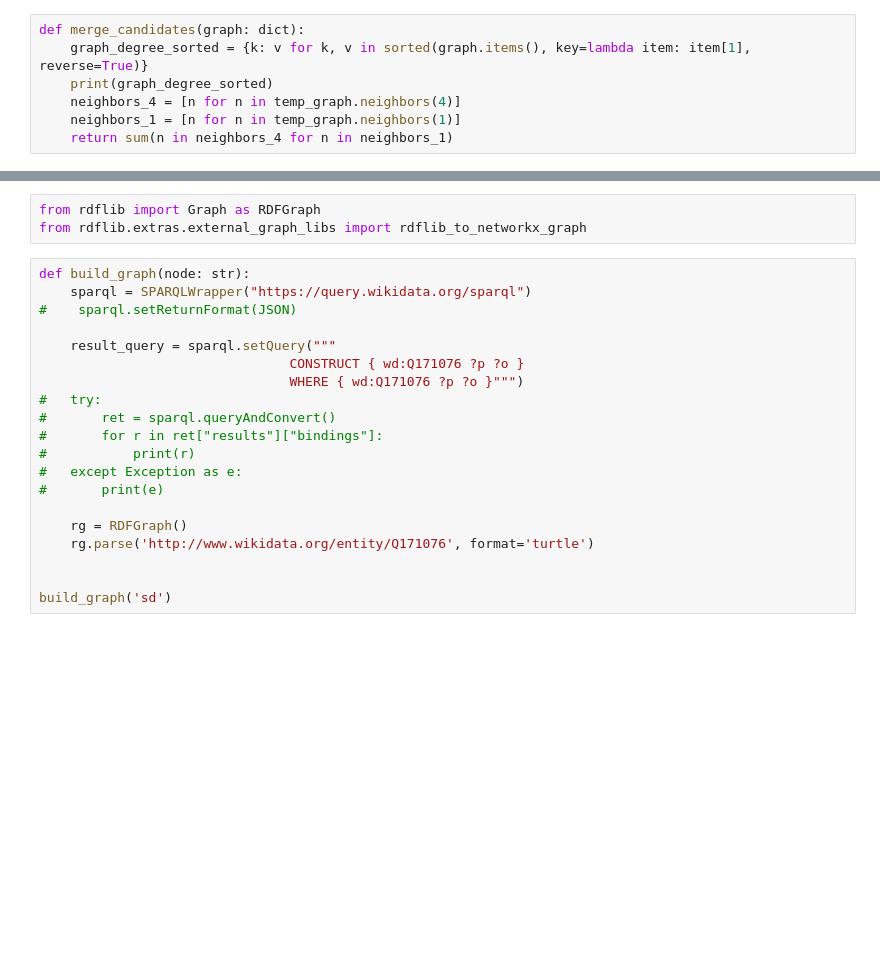
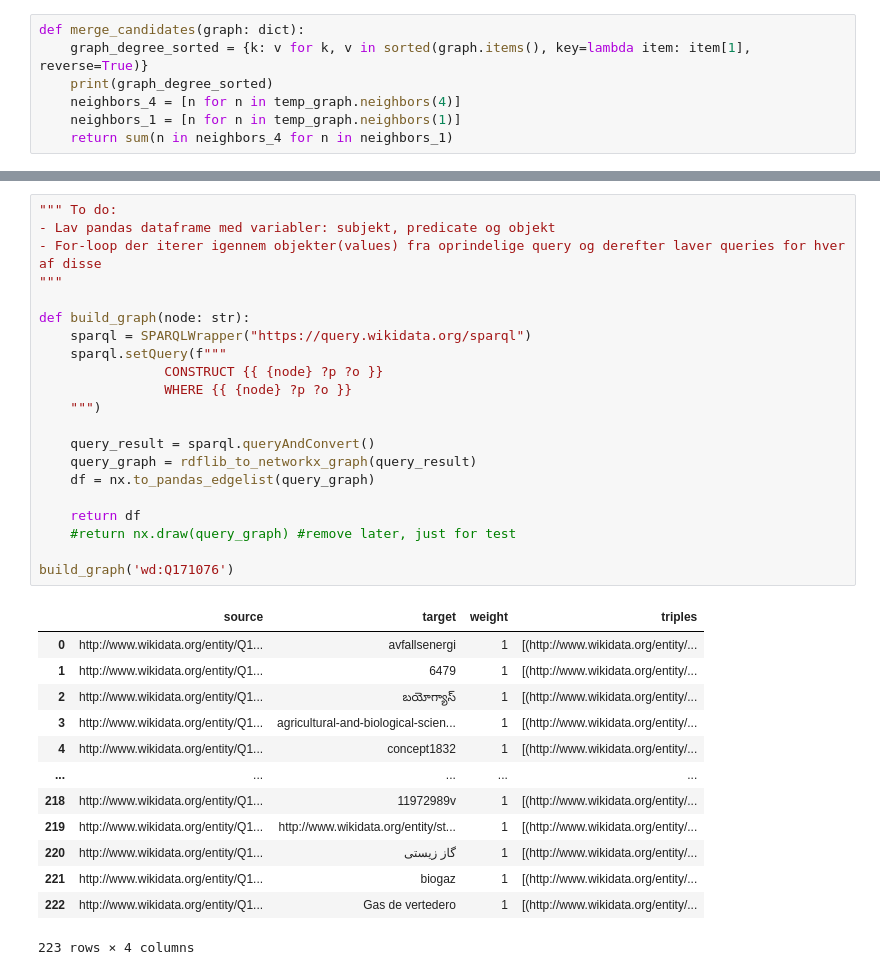
Before and after one commit to kent1325/p4-merging-graph-nodes, a Jupyter notebook: init_code/query_wikidata_notebook.ipynb, the cells around one changed output, grey strips where cells are left out. Cells and saved outputs as stored; diff of their text form; blank space fills up the shorter version.

Commit message:
build graph function update(not done)

```diff
--- a/init_code/query_wikidata_notebook.ipynb
+++ b/init_code/query_wikidata_notebook.ipynb
@@ -71,23 +42,35 @@ bindings  NaN  [{'o': {'datatype': 'http://www.w3.org/2001/XM...
-# %%
-from rdflib import Graph as RDFGraph
-from rdflib.extras.external_graph_libs import rdflib_to_networkx_graph
-# %%
-def build_graph(node: str):
-    sparql = SPARQLWrapper("https://query.wikidata.org/sparql")
-#    sparql.setReturnFormat(JSON)
-
-    result_query = sparql.setQuery("""
-                                CONSTRUCT { wd:Q171076 ?p ?o }
-                                WHERE { wd:Q171076 ?p ?o }""")
-#   try:
-#       ret = sparql.queryAndConvert()
-#       for r in ret["results"]["bindings"]:
-#           print(r)
-#   except Exception as e:
-#       print(e)
-
-    rg = RDFGraph()
-    rg.parse('http://www.wikidata.org/entity/Q171076', format='turtle')
-
-
-build_graph('sd')
+# %%
+""" To do:
+- Lav pandas dataframe med variabler: subjekt, predicate og objekt
+- For-loop der iterer igennem objekter(values) fra oprindelige query og derefter laver queries for hver af disse
+"""
+
+def build_graph(node: str):
+    sparql = SPARQLWrapper("https://query.wikidata.org/sparql")
+    sparql.setQuery(f"""
+                CONSTRUCT {{ {node} ?p ?o }}
+                WHERE {{ {node} ?p ?o }}
+    """)
+
+    query_result = sparql.queryAndConvert()
+    query_graph = rdflib_to_networkx_graph(query_result)
+    df = nx.to_pandas_edgelist(query_graph)
+
+    return df
+    #return nx.draw(query_graph) #remove later, just for test
+
+build_graph('wd:Q171076')
+# %% [output]
+|  | source | target | weight | triples |
+| 0 | http://www.wikidata.org/entity/Q1... | avfallsenergi | 1 | [(http://www.wikidata.org/entity/... |
+| 1 | http://www.wikidata.org/entity/Q1... | 6479 | 1 | [(http://www.wikidata.org/entity/... |
+| 2 | http://www.wikidata.org/entity/Q1... | బయోగ్యాస్ | 1 | [(http://www.wikidata.org/entity/... |
+| 3 | http://www.wikidata.org/entity/Q1... | agricultural-and-biological-scien... | 1 | [(http://www.wikidata.org/entity/... |
+| 4 | http://www.wikidata.org/entity/Q1... | concept1832 | 1 | [(http://www.wikidata.org/entity/... |
+| ... | ... | ... | ... | ... |
+| 218 | http://www.wikidata.org/entity/Q1... | 11972989v | 1 | [(http://www.wikidata.org/entity/... |
+| 219 | http://www.wikidata.org/entity/Q1... | http://www.wikidata.org/entity/st... | 1 | [(http://www.wikidata.org/entity/... |
+| 220 | http://www.wikidata.org/entity/Q1... | گاز زیستی | 1 | [(http://www.wikidata.org/entity/... |
+| 221 | http://www.wikidata.org/entity/Q1... | biogaz | 1 | [(http://www.wikidata.org/entity/... |
+| 222 | http://www.wikidata.org/entity/Q1... | Gas de vertedero | 1 | [(http://www.wikidata.org/entity/... |
+223 rows × 4 columns
```
Also changed, not shown: parts of 4 cells of this notebook.
